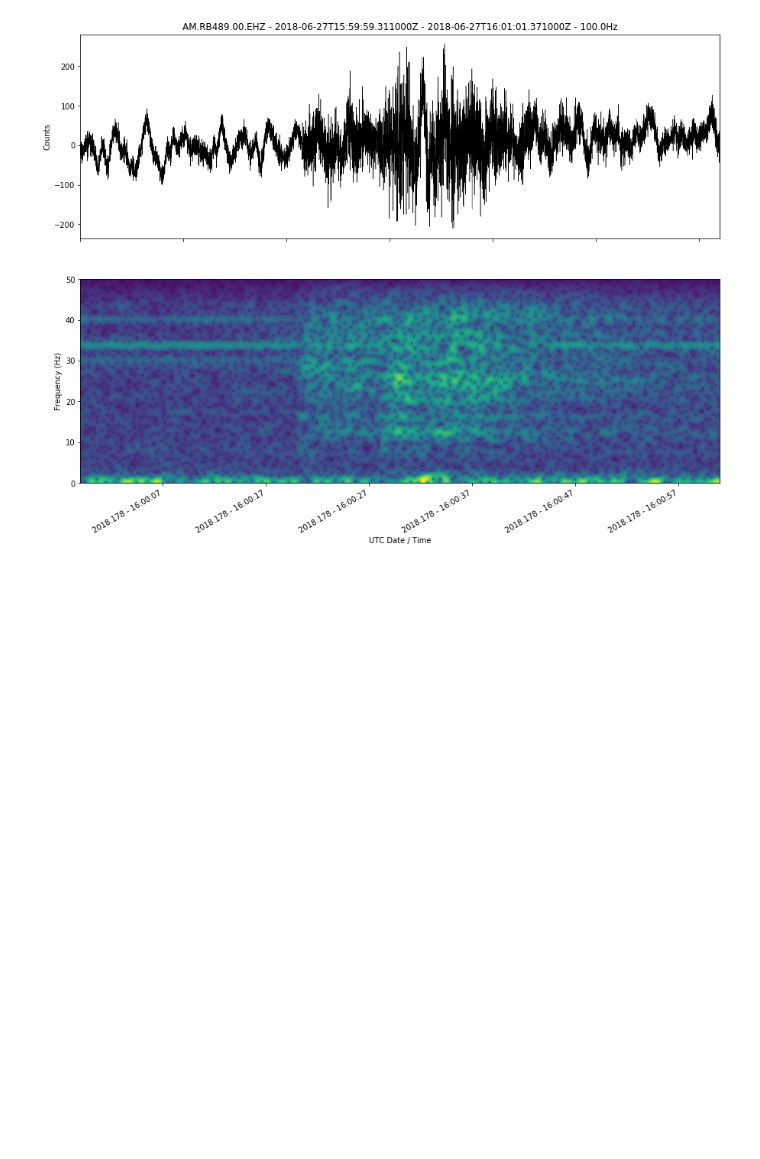
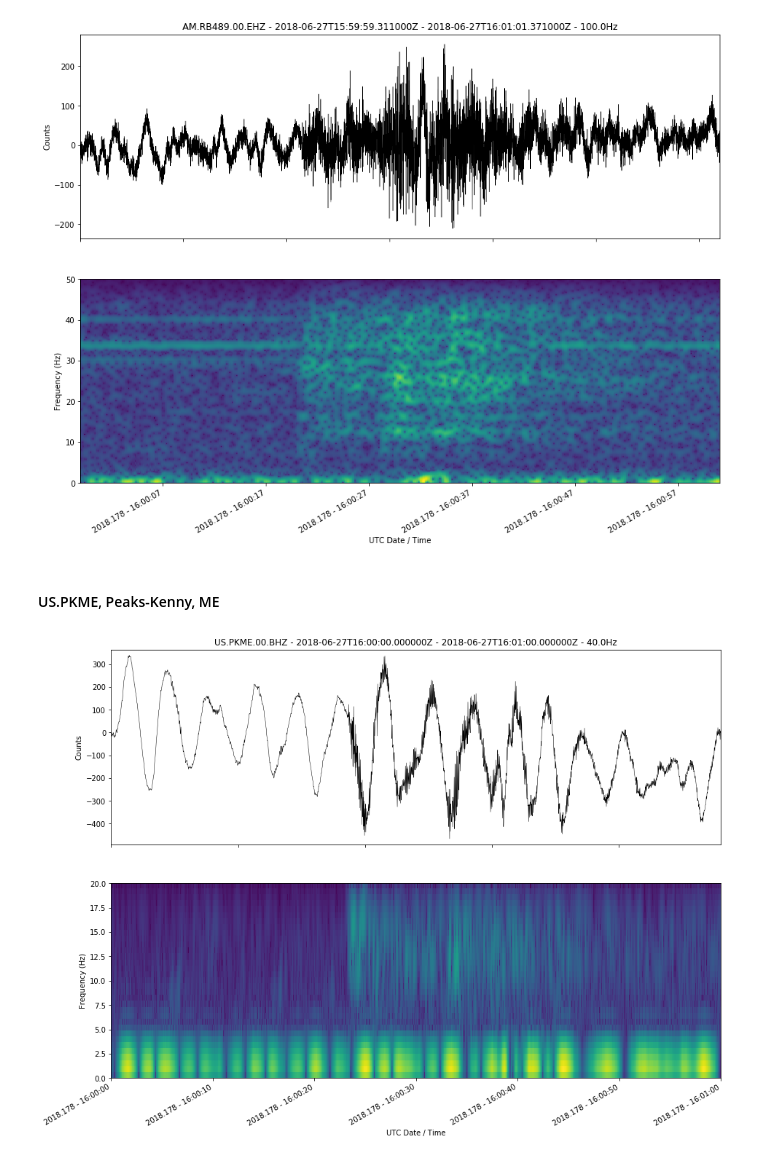
Before and after one commit to iannesbitt/seismic-notebooks, a Jupyter notebook: Queries.ipynb, the cells around one changed output. Cells and saved outputs as stored; diff of their text form; code cells hidden in the pictures; blank space fills up the shorter version.

```diff
--- a/Queries.ipynb
+++ b/Queries.ipynb
@@ -131,3 +131,12 @@ f = f.detrend()
 spec(f, gain=6)
 # %% [output]
 [figure]
+# %% [markdown]
+#### US.PKME, Peaks-Kenny, ME
+# %%
+q3 = iris.get_waveforms('US', 'PKME', '00', 'BHZ', starttime, endtime)
+f = q3.merge()
+f = f.detrend()
+spec(f, gain=6)
+# %% [output]
+[figure, added]
```
Also changed, not shown: parts of 3 cells of this notebook.
